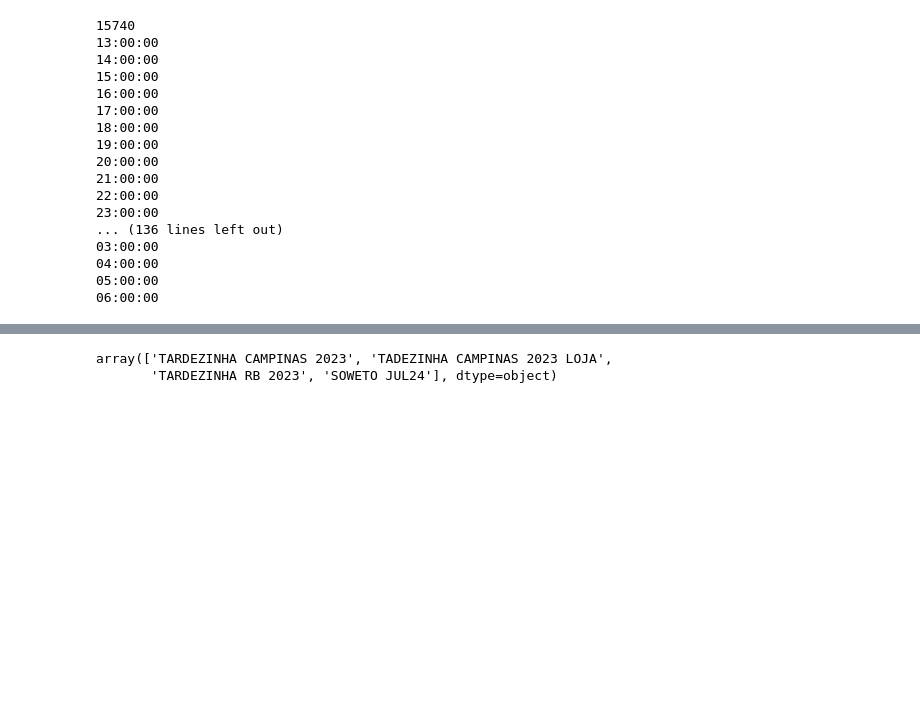
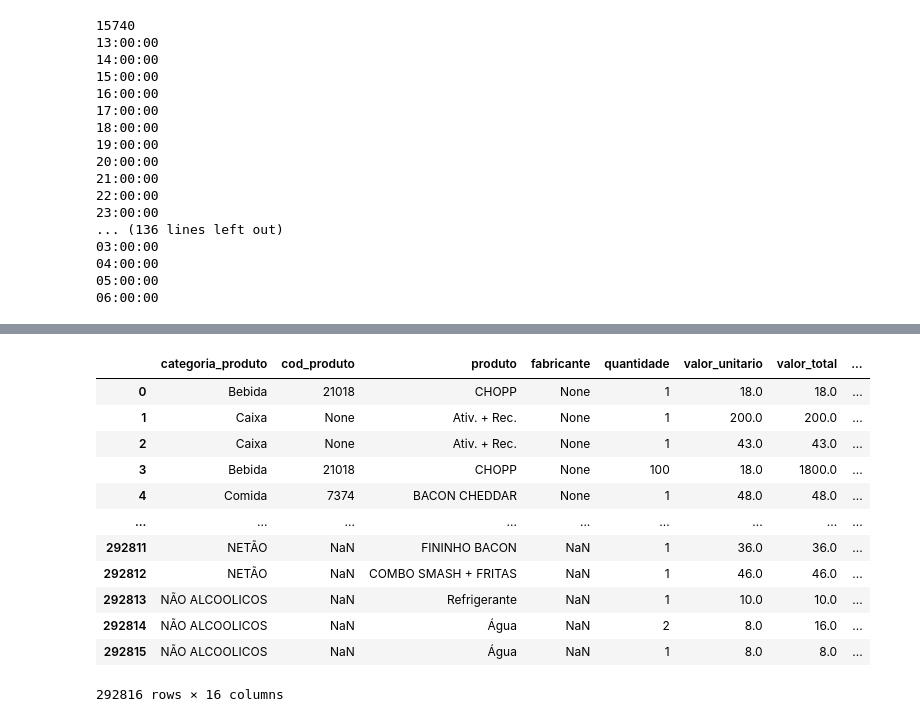
Before and after one commit to mateusono1/CB-Produ-es, a Jupyter notebook: Consumo_zig.ipynb, the cells around one changed output, grey strips where cells are left out. Saved outputs shown, nothing was run; the diff lists cells and outputs as text; code cells hidden in the pictures; blank space fills up the shorter version.

```diff
--- a/Consumo_zig.ipynb
+++ b/Consumo_zig.ipynb
@@ -400 +395,5 @@ df_produtos
+# %%
+df_produtos_concatenado=pd.concat([df_produtos,todos_produtos], ignore_index=True)
+# %%
+df_produtos_concatenado["Unnamed: 0"]=df_produtos_concatenado.index
 # %%
@@ -402,5 +401,16 @@ df_produtos.to_excel("PowerBI/produtos_zig.xlsx",index=False, sheet_name="Produt
-# %%
-df_produtos["nome_evento"].unique()
-# %% [output]
-array(['TARDEZINHA CAMPINAS 2023', 'TADEZINHA CAMPINAS 2023 LOJA',
-       'TARDEZINHA RB 2023', 'SOWETO JUL24'], dtype=object)
+# %%
+df_produtos_concatenado
+# %% [output]
+|  | categoria_produto | cod_produto | produto | fabricante | quantidade | valor_unitario | valor_total | ... |
+| 0 | Bebida | 21018 | CHOPP | None | 1 | 18.0 | 18.0 | ... |
+| 1 | Caixa | None | Ativ. + Rec. | None | 1 | 200.0 | 200.0 | ... |
+| 2 | Caixa | None | Ativ. + Rec. | None | 1 | 43.0 | 43.0 | ... |
+| 3 | Bebida | 21018 | CHOPP | None | 100 | 18.0 | 1800.0 | ... |
+| 4 | Comida | 7374 | BACON CHEDDAR | None | 1 | 48.0 | 48.0 | ... |
+| ... | ... | ... | ... | ... | ... | ... | ... | ... |
+| 292811 | NETÃO | NaN | FININHO BACON | NaN | 1 | 36.0 | 36.0 | ... |
+| 292812 | NETÃO | NaN | COMBO SMASH + FRITAS | NaN | 1 | 46.0 | 46.0 | ... |
+| 292813 | NÃO ALCOOLICOS | NaN | Refrigerante | NaN | 1 | 10.0 | 10.0 | ... |
+| 292814 | NÃO ALCOOLICOS | NaN | Água | NaN | 2 | 8.0 | 16.0 | ... |
+| 292815 | NÃO ALCOOLICOS | NaN | Água | NaN | 1 | 8.0 | 8.0 | ... |
+292816 rows × 16 columns
```
Also changed, not shown: parts of 11 cells of this notebook, 1 other file.
